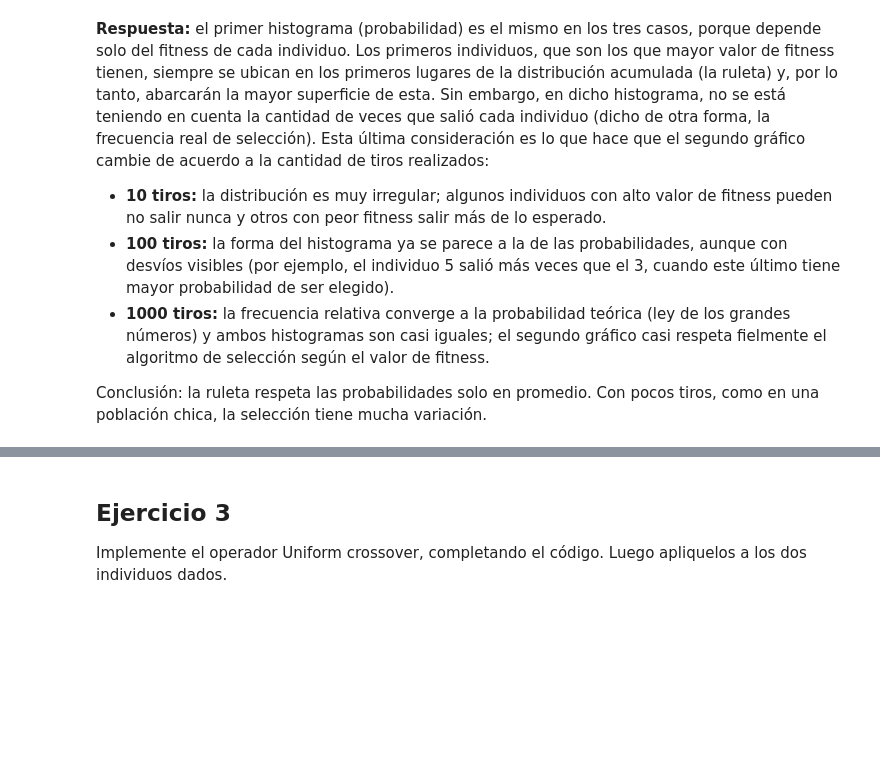
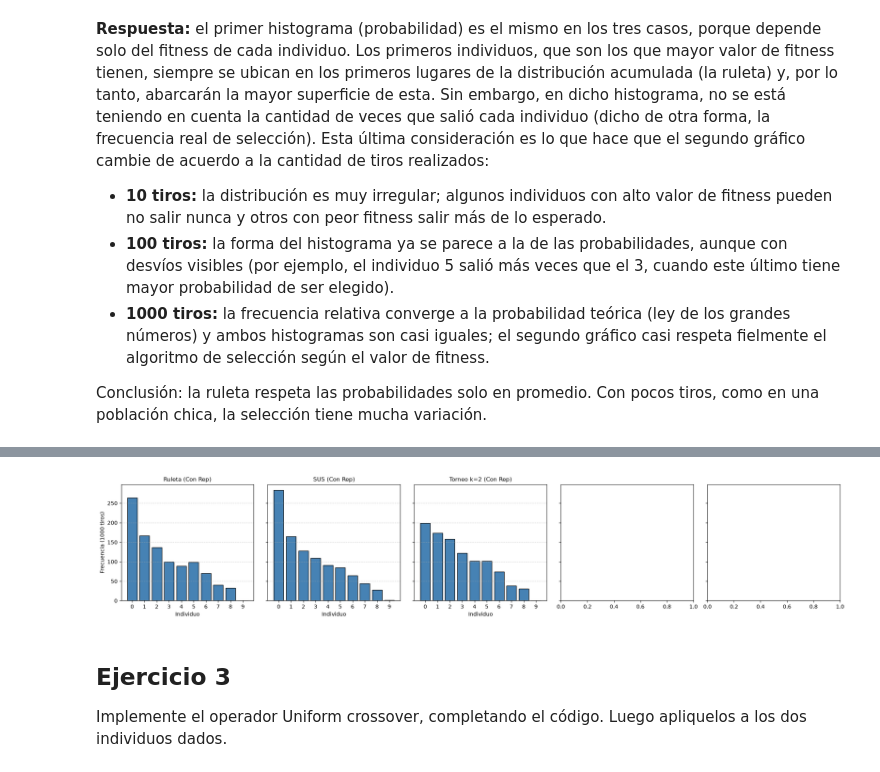
Before and after one commit to FranprzDev/HeuristcsAndML, a Jupyter notebook: TP3-Operadores-Geneticos/TP3_Operadores_Geneticos_Breslauer_Perez.ipynb, the cells around one changed output, grey strips where cells are left out. Drawn from its saved outputs; the diff is of its cells as text; code cells hidden in the pictures; blank space fills up the shorter version.

Commit message:
TP3: agregar operador de selección por Torneo con reposición

```diff
--- a/TP3-Operadores-Geneticos/TP3_Operadores_Geneticos_Breslauer_Perez.ipynb
+++ b/TP3-Operadores-Geneticos/TP3_Operadores_Geneticos_Breslauer_Perez.ipynb
@@ -109,3 +111,27 @@ def sel_sus(F, cant_selectos, eps=0.2):
+# %%
+import random
+
+def sel_torneo_con_rep(F, cant_selectos, tam_torneo=2):
+    """ Operador de selección por Torneo - Con Reposición.
+    Parámetros:
+    F: list - Lista de valores de fitness de cada individuo.
+    cant_selectos: int - Cantidad de individuos a seleccionar.
+    tam_torneo: int - Cantidad de individuos que compiten en cada torneo (k o t, usualmente 2).
+    Retorna:
+    S: list - Lista con las POSICIONES de los individuos seleccionados.
+    """
+    S = []
+    n = len(F)
+
+    for _ in range(cant_selectos):
+        # Elegimos 'tam_torneo' posiciones al azar de la población
+        competidores = random.sample(range(n), k=tam_torneo)
+
+        # Gana el competidor que tenga el mayor valor en F
+        ganador = max(competidores, key=lambda idx: F[idx])
+        S.append(ganador)
+
+    return S
 # %% [markdown]
 ## Ejercicio 2
 Genere un histograma que muestre la probabilidad de ser seleccionado de cada individuo (basado en su fitness), y un histograma con la cantidad de veces que cada individuo es efectivamente seleccionado. Utilice una población con 10 individuos y el operador de seleccion implementado en el punto anterior sobre la función de evaluación f(x,y) = -sum(x^2 + y^2). ¿Qué diferencia hay al seleccionar 10, 100 y 1000 tiros con el operador dado?
@@ -247,34 +276,45 @@ Conclusión: la ruleta respeta las probabilidades solo en promedio. Con pocos ti
 # %%
 import matplotlib.pyplot as plt
+
+# PRUEBA
+random.seed(1)
+
+cant_soluciones = 10
+bounds = [[0,10], [0,10]] # 2 coordenadas
+
+#generar una poblacion de individuos de prueba
+pop = generar_poblacion(bounds, cant_soluciones)
+#evaluar cada individuo
+F = [fitness(s) for s in pop]
 
 # Suponiendo que ya tenés calculado tu vector F de 10 individuos del Ejercicio 2:
 # Ordenamos F y P juntos de mayor a menor fitness para que el gráfico quede limpio como en tu TP:
 F_ordenado = sorted(F, reverse=True)
 eps = 0.2
-cant_tiros = 100 # Probá cambiar a 10, 100 y 1000
+cant_tiros = 1000 # Probá cambiar a 10, 100 y 1000
 
 operadores = {
     "Ruleta (Con Rep)": lambda: sel_ruleta(F_ordenado.copy(), cant_tiros, eps),
     "SUS (Con Rep)": lambda: sel_sus(F_ordenado, cant_tiros, eps),
-    "Torneo k=2 (Con Rep)": lambda: sel_torneo_con_rep(F_ordenado, cant_tiros, tam_torneo=2),
-    "Torneo k=2 (Sin Rep)": lambda: sel_torneo_sin_rep(F_ordenado, cant_tiros, tam_torneo=2),
-    "Ruleta (Sin Rep)": lambda: sel_ruleta_sin_rep(F_ordenado, cant_tiros, eps)
+    "Torneo k=2 (Con Rep)": lambda: sel_torneo_con_rep(F_ordenado, cant_tiros, tam_torneo=2)
 }
 
 fig, axes = plt.subplots(1, 5, figsize=(20, 4), sharey=True)
 bins = [i - 0.5 for i in range(len(F_ordenado) + 1)]
 
 for ax, (nombre, func_sel) in zip(axes, operadores.items()):
     seleccionados = func_sel()
     ax.hist(seleccionados, bins=bins, rwidth=0.8, color='steelblue', edgecolor='black')
     ax.set_title(nombre, fontsize=11)
     ax.set_xticks(range(len(F_ordenado)))
     ax.set_xlabel("Individuo")
     ax.grid(axis='y', linestyle='--', alpha=0.5)
 
 axes[0].set_ylabel(f"Frecuencia ({cant_tiros} tiros)")
 plt.tight_layout()
 plt.show()
+# %% [output]
+[figure, added]
 # %% [markdown]
 ## Ejercicio 3
 Implemente el operador Uniform crossover, completando el código. Luego apliquelos a los dos individuos dados.
```
Also changed, not shown: parts of 2 cells of this notebook.
